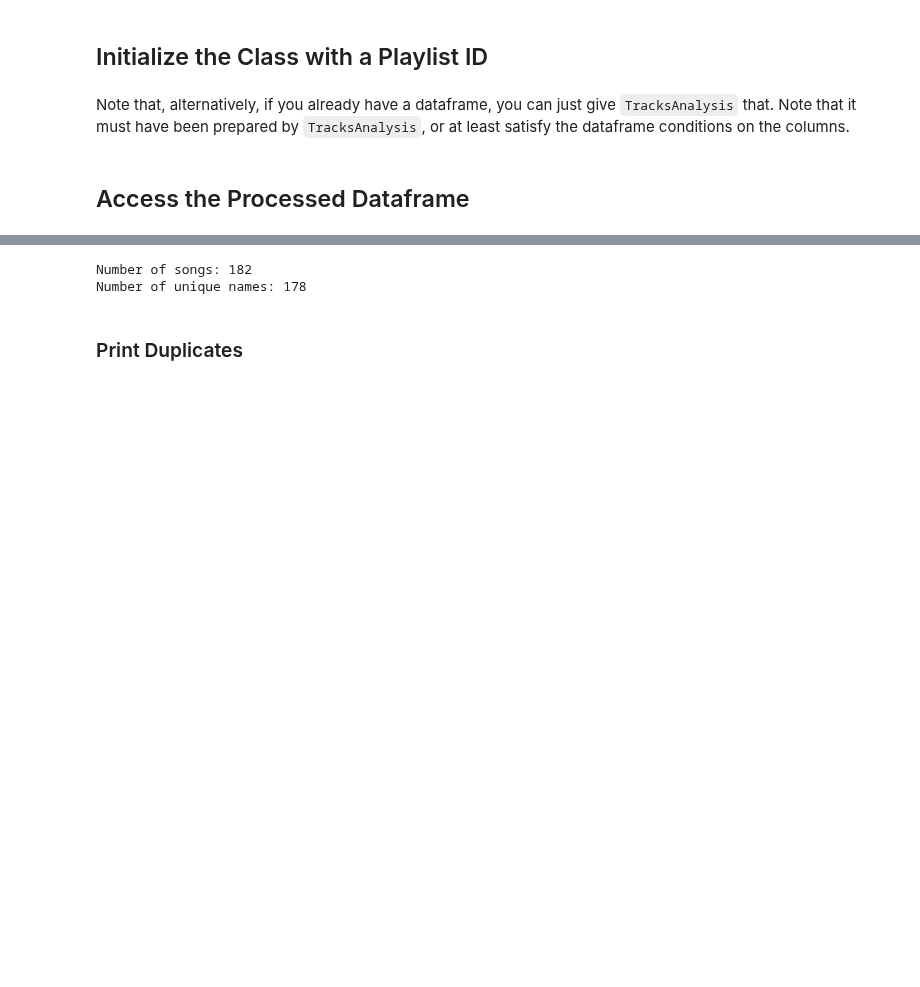
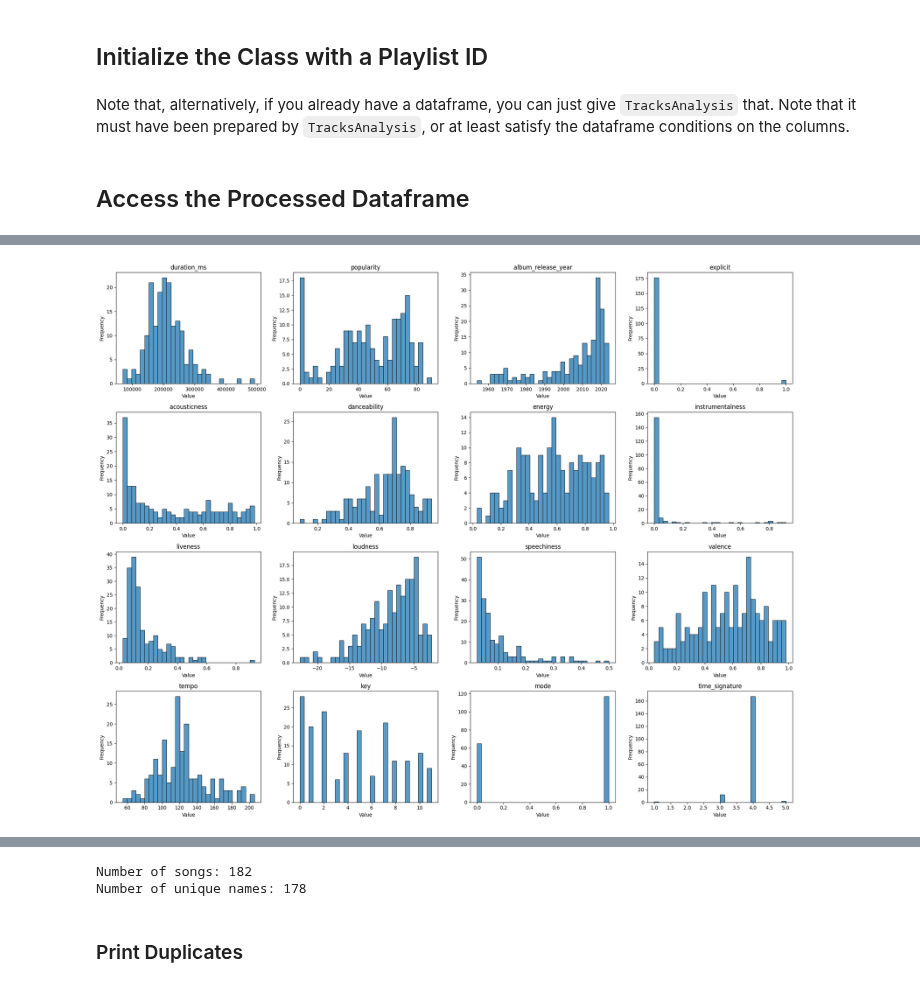
Before and after one commit to thorwhalen/sung, a Jupyter notebook: misc/playlist_analysis.ipynb, the cells around one changed output, grey strips where cells are left out. Drawn from its saved outputs; the diff is of its cells as text; code cells hidden in the pictures; blank space fills up the shorter version.

```diff
--- a/misc/playlist_analysis.ipynb
+++ b/misc/playlist_analysis.ipynb
@@ -31,0 +73,4 @@ ta.df.head()
+# %%
+ta.plot_dataframe_distributions()
+# %% [output]
+[figure, added]
```
Also changed, not shown: parts of 11 cells of this notebook, 5 other files.
